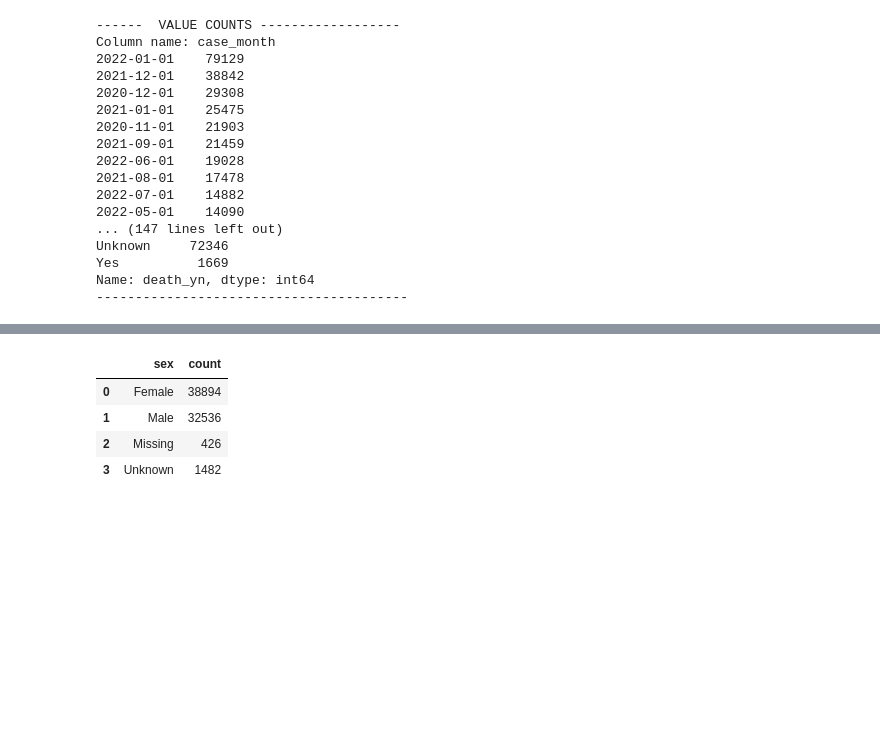
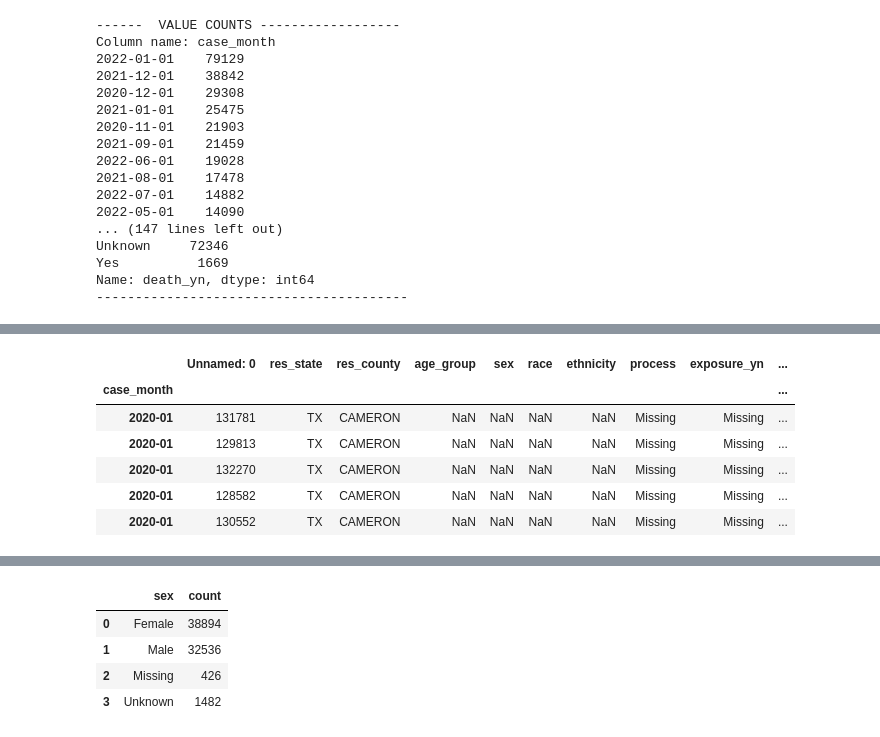
Before and after one commit to DeeVerma1/Project-4, a Jupyter notebook: code/02-Data-Cleaning-EDA.ipynb, the cells around one changed output, grey strips where cells are left out. Saved outputs shown, nothing was run; the diff lists cells and outputs as text; code cells hidden in the pictures; blank space fills up the shorter version.

```diff
--- a/code/02-Data-Cleaning-EDA.ipynb
+++ b/code/02-Data-Cleaning-EDA.ipynb
@@ -290,3 +290,13 @@ df_surv.set_index('case_month', inplace=True)
 # %%
 # sorting index
 df_surv.sort_index(inplace=True)
+# %%
+df_surv.head()
+# %% [output]
+|  | Unnamed: 0 | res_state | res_county | age_group | sex | race | ethnicity | process | exposure_yn | ... |
+| case_month |  |  |  |  |  |  |  |  |  | ... |
+| 2020-01 | 131781 | TX | CAMERON | NaN | NaN | NaN | NaN | Missing | Missing | ... |
+| 2020-01 | 129813 | TX | CAMERON | NaN | NaN | NaN | NaN | Missing | Missing | ... |
+| 2020-01 | 132270 | TX | CAMERON | NaN | NaN | NaN | NaN | Missing | Missing | ... |
+| 2020-01 | 128582 | TX | CAMERON | NaN | NaN | NaN | NaN | Missing | Missing | ... |
+| 2020-01 | 130552 | TX | CAMERON | NaN | NaN | NaN | NaN | Missing | Missing | ... |
```
Also changed, not shown: parts of 7 cells of this notebook, 1 other file.
